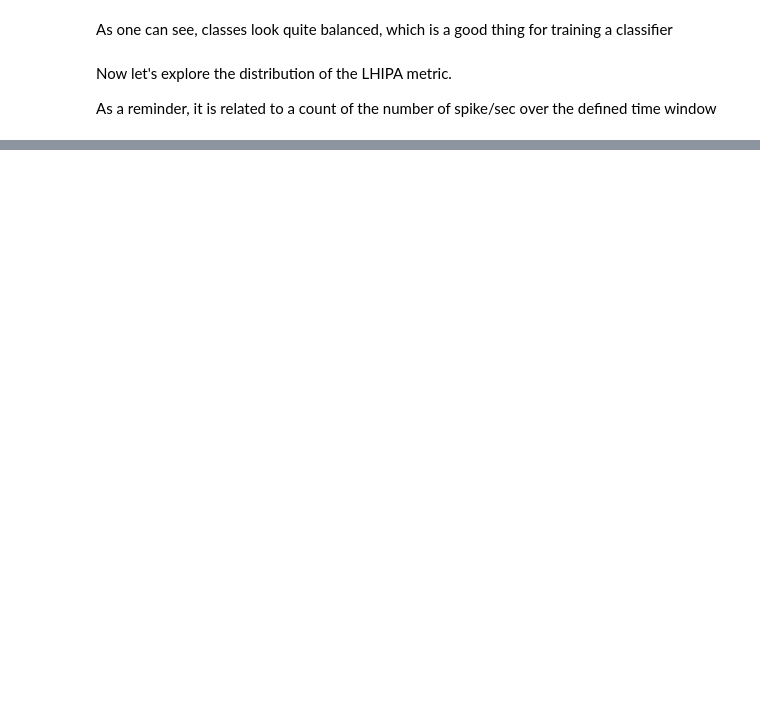
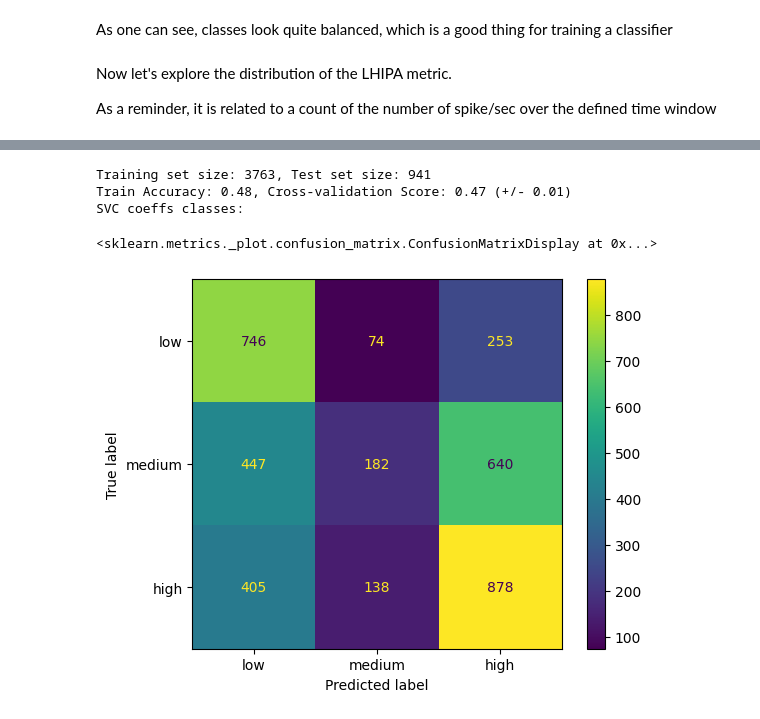
Before and after one commit to Alex0021/thesis-adaptive-swarm-interfaces, a Jupyter notebook: research/cognitive_load_models/notebooks/03_features.ipynb, the cells around one changed output, grey strips where cells are left out. Drawn from its saved outputs; the diff is of its cells as text; code cells hidden in the pictures; blank space fills up the shorter version.

```diff
--- a/research/cognitive_load_models/notebooks/03_features.ipynb
+++ b/research/cognitive_load_models/notebooks/03_features.ipynb
@@ -154,0 +280,45 @@ T-test between medium and high classes: t-statistic=-2.830, p-value=0.00478
+# %%
+from sklearn.model_selection import train_test_split, ShuffleSplit, cross_val_score
+from sklearn import svm, ensemble
+
+features_df_transformed['labels'] = features_df_transformed['cl_class'].map({'low': 0, 'medium': 1, 'high': 2})
+
+X = features_df_transformed[feature_cols].values
+y = features_df_transformed['labels'].values
+
+scaler = preprocessing.StandardScaler()
+# scaler = preprocessing.MinMaxScaler()
+scaler.fit(X)
+
+train_x, test_x, train_y, test_y = train_test_split(X, y, test_size=0.2, random_state=42)
+# Use cross-validation to create a validation set from the training set
+cv = ShuffleSplit(n_splits=5, test_size=0.25, random_state=42)
+
+print(f"Training set size: {len(train_x)}, Test set size: {len(test_x)}")
+
+train_x_transformed = scaler.transform(train_x)
+model = svm.LinearSVC()
+# model = ensemble.RandomForestClassifier(n_estimators=100, random_state=42)
+score = cross_val_score(model, train_x_transformed, train_y, cv=cv)
+model.fit(train_x_transformed, train_y)
+train_acc = model.score(train_x_transformed, train_y)
+print(f"Train Accuracy: {train_acc:.2f}, Cross-validation Score: {score.mean():.2f} (+/- {score.std() * 2:.2f})")
+print("SVC coeffs classes:")
+# coeffs = [pd.Series(model.coef_[i], index=feature_cols).sort_values(ascending=False) for i in range(len(model.coef_))]
+# coeffs_df = pd.DataFrame({f'class_{i}': coeffs[i] for i in range(len(model.coef_))})
+# display(coeffs_df)
+# %% [output]
+Training set size: 3763, Test set size: 941
+Train Accuracy: 0.48, Cross-validation Score: 0.47 (+/- 0.01)
+SVC coeffs classes:
+# %%
+# Lets show the confusion matrix for the 3 classes (on validation set)
+from sklearn.metrics import confusion_matrix, ConfusionMatrixDisplay
+
+val_y_pred = model.predict(train_x_transformed)
+cm = confusion_matrix(train_y, val_y_pred)
+disp = ConfusionMatrixDisplay(confusion_matrix=cm, display_labels=['low', 'medium', 'high'])
+disp.plot()
+# %% [output]
+<sklearn.metrics._plot.confusion_matrix.ConfusionMatrixDisplay at 0x...>
+[figure, added]
```
Also changed, not shown: parts of 17 cells of this notebook, 3 other files.
